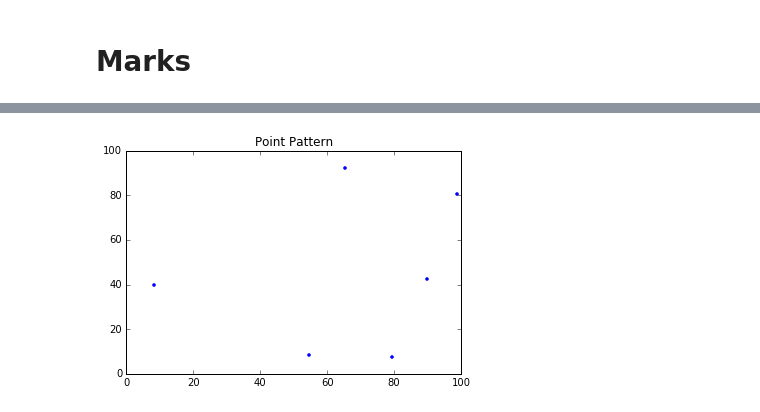
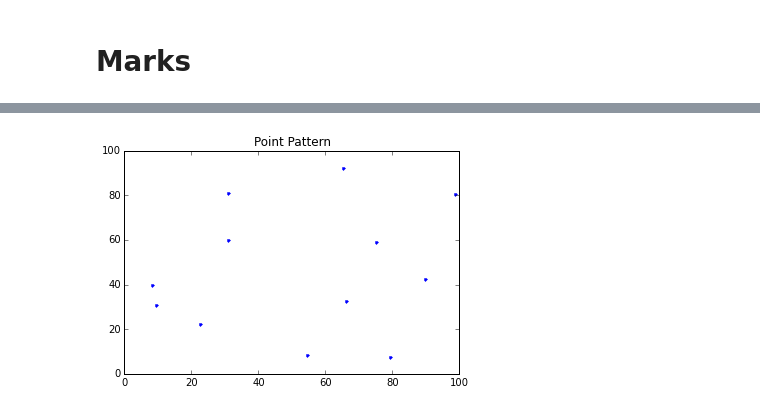
Before and after one commit to pysal/pointpats, a Jupyter notebook: pointpattern.ipynb, the cells around one changed output, grey strips where cells are left out. Drawn from its saved outputs; the diff is of its cells as text; code cells hidden in the pictures.

```diff
--- a/pointpattern.ipynb
+++ b/pointpattern.ipynb
@@ -59,5 +56,13 @@ plt.xlim(0,150)
 points = [[66.22, 32.54], [22.52, 22.39], [31.01, 81.21], [9.47, 31.02],
                [30.78, 60.10], [75.21, 58.93], [79.26,  7.68], [8.23, 39.93],
                [98.73, 80.53], [89.78, 42.53], [65.19, 92.08], [54.46, 8.48]]
-marks = [0]*6 + [1]*6
-p1 = PointPattern(points, marks=[marks])
+marks = np.asarray(list('PAPAAPPPAAPA'))
+marks = np.asarray([int(i) for i in list('101001110010')])
+marks.shape = (12,1)
+data = np.asarray(points)
+data = np.hstack((data, np.asarray(marks)))
+names = 'lon', 'lat', 'presence'
+p1 = PointPattern(data, names=names, coord_names=names[:2])
+p1.points
+#p1.df[['lon', 'lat']] = p1.df[['lon','lat']].astype(float)
+p1.df.dtypes
@@ -84,4 +90,4 @@ p3.df
 # %%
-p3.plot()
+p1.plot()
 # %% [output]
-[figure, old version]
+[figure, new version]
```
Also changed, not shown: parts of 35 cells of this notebook, 4 other files.
